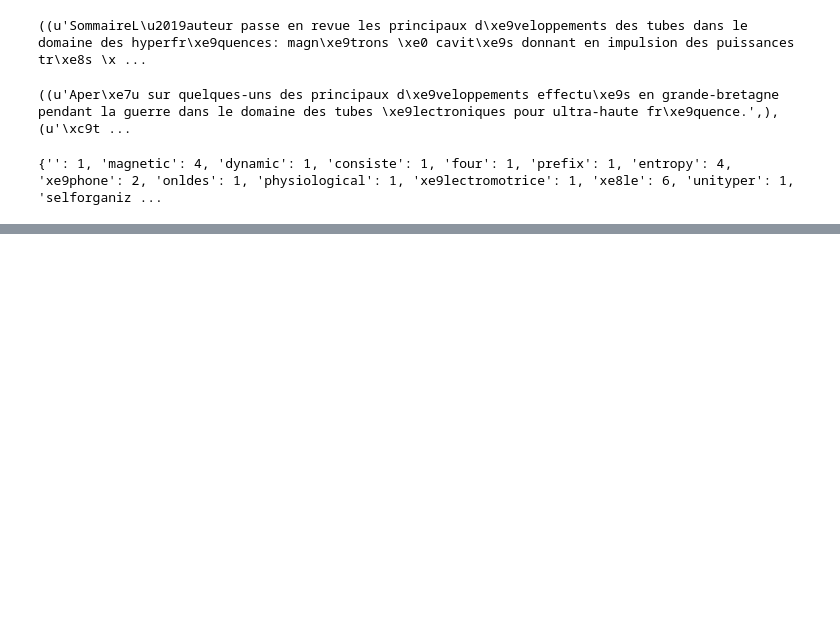
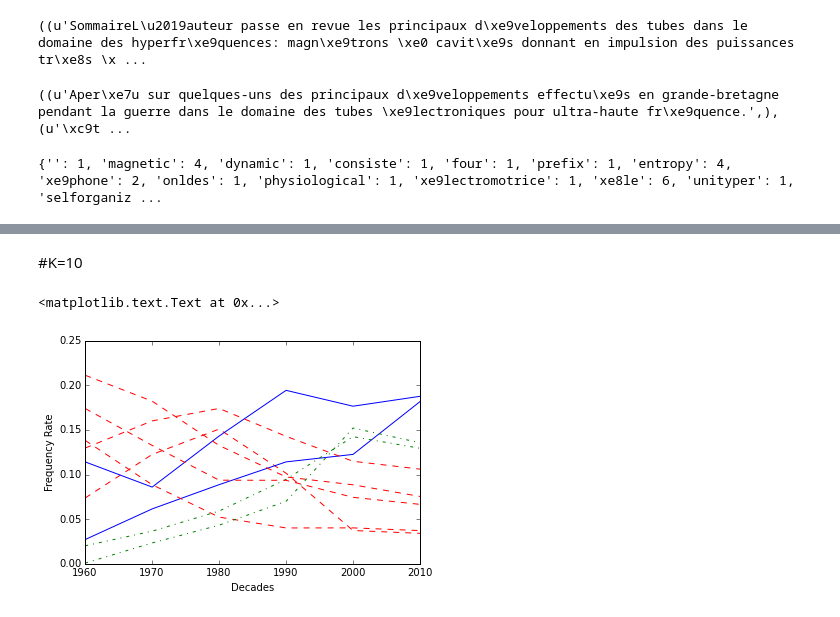
Before and after one commit to HeoJooSeong/zoostar, a Jupyter notebook: LINK_LAB/tet.ipynb, the cells around one changed output, grey strips where cells are left out. Saved outputs shown, nothing was run; the diff lists cells and outputs as text; code cells hidden in the pictures; blank space fills up the shorter version.

```diff
--- a/LINK_LAB/tet.ipynb
+++ b/LINK_LAB/tet.ipynb
@@ -6370,0 +527,36 @@ print word_count
+# %%
+x=[1960,1970,1980,1990,2000,2010]#,7,8]
+y1=[0.07375776,0.12245989,0.15087852,0.10143949,0.03729081,0.03412159] #[0.00000000,0.00000000,
+
+y2=[0.02717391,0.06149733,0.08865232,0.11415126,0.12253060,0.18165518]#[0.00000000,0.00000000,
+
+y3=[0.02018634,0.03654189,0.05907014,0.09458532,0.14240961,0.12939521]#[0.00000000,0.00000000,
+
+y4=[0.11413043,0.08591800,0.14310613,0.19427527,0.17651176,0.18757796]#[0.00000000,0.03389831,
+
+y5=[0.17391304,0.13262032,0.09364548,0.09351124,0.07446737,0.06656068]#[0.00000000,0.30508475,
+
+yz2=[0.13819876,0.08859180,0.05228697,0.04015059,0.04023899,0.03720534]#[0.00000000,0.00000000,
+yz4=[0.21118012,0.18217469,0.13255452,0.09725390,0.08848119,0.07546261]#[0.00000000,0.44067797,
+yz6=[0.00077640,0.02335116,0.04328984,0.07000332,0.15206908,0.13562192]#[0.00000000,0.00000000,
+yz8=[0.12965839,0.16007130,0.17400725,0.14279703,0.11483020,0.10607020]#[0.00000000,0.08474576,
+yz9=[0.11102484,0.10677362,0.06250883,0.05183258,0.05117040,0.04632930]#[1.00000000,0.13559322,
+# %% [markdown]
+#K=10
+# %%
+plt.plot(x,y1,'r--')
+plt.plot(x,y2,'b-')
+plt.plot(x,y3,'g-.')
+plt.plot(x,y4,'b-')
+plt.plot(x,y5,'r--')
+plt.plot(x,yz2,'r--')
+plt.plot(x,yz4,'r--')
+plt.plot(x,yz6,'g-.')
+plt.plot(x,yz8,'r--')
+#plt.plot(x,yz9,)
+plt.xlabel('Decades')
+plt.ylabel('Frequency Rate')
+#plt.legend(['y1','y2','y3','y4','y5','yz2','yz4','yz6','yz8','yz9'],loc='best')
+# %% [output]
+<matplotlib.text.Text at 0x...>
+[figure, added]
```
Also changed, not shown: parts of 116 cells of this notebook, 5 other files.
